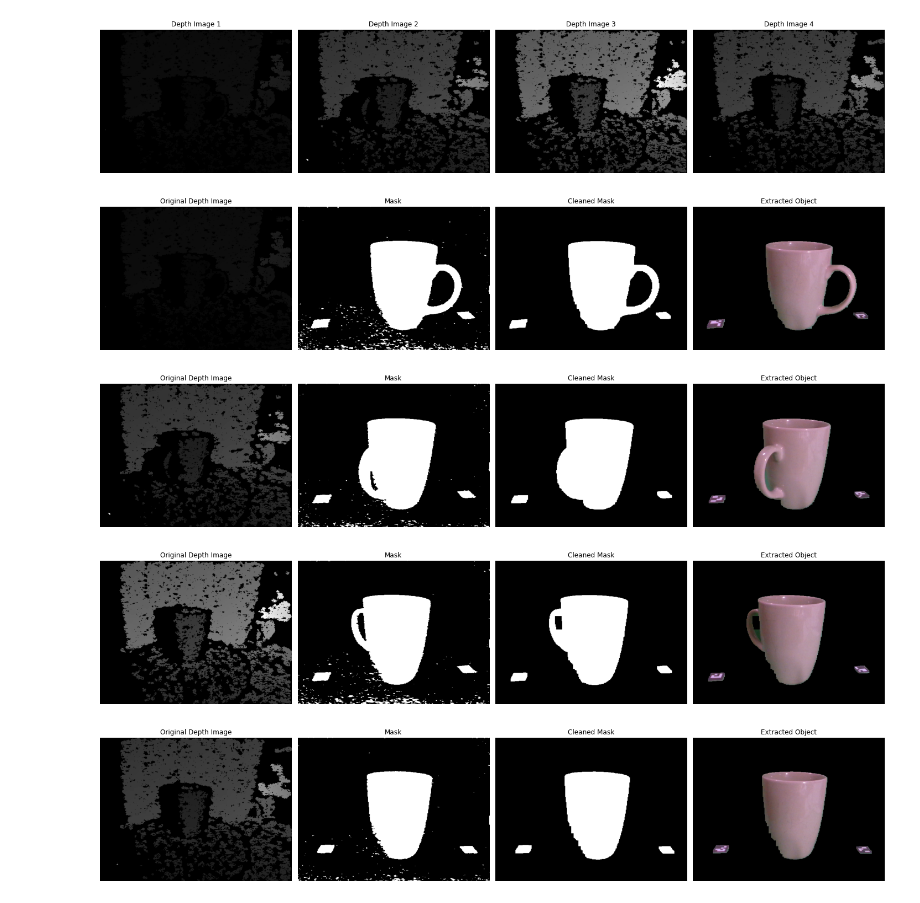
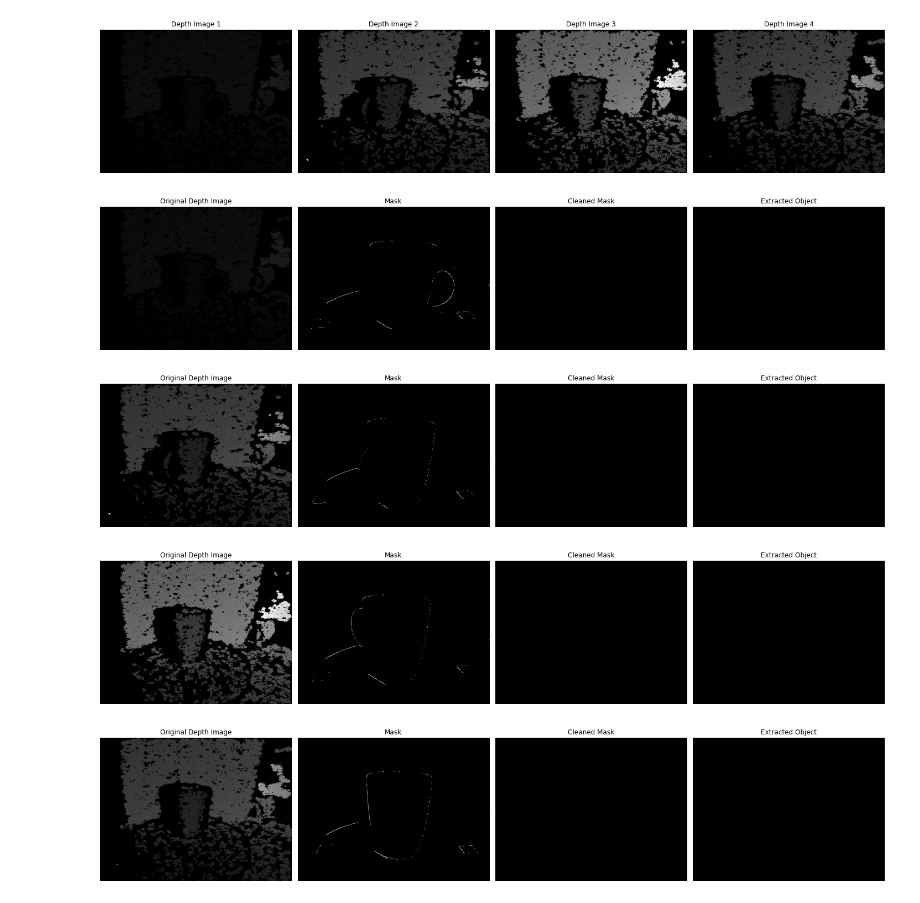
Before and after one commit to Pikastunner/SyntheticDataGen, a Jupyter notebook: src/image_segment_notebook.ipynb, the cells around one changed output. Cells and saved outputs as stored; diff of their text form; code cells hidden in the pictures.

```diff
--- a/src/image_segment_notebook.ipynb
+++ b/src/image_segment_notebook.ipynb
@@ -116,35 +116,38 @@ def remove_mask_boundary_objects(mask):
     return output_mask
 
 # Function to create a mask by thresholding the green background and utilizing histogram
 def create_mask_from_rgb(rgb_image):
     hsv = cv2.cvtColor(rgb_image, cv2.COLOR_RGB2HSV)
 
     # Define the green color range
     lower_green = np.array([35, 20, 30])
     upper_green = np.array([86, 255, 255])
 
     # Create the mask
     mask = cv2.inRange(hsv, lower_green, upper_green)
 
+    edges = cv2.Canny(rgb_image, 100, 200)  # Adjust thresholds as needed
+    mask = cv2.bitwise_and(mask, mask, mask=edges)
+
     # Invert mask if necessary
-    mask = cv2.bitwise_not(mask)
+    # final_mask = cv2.bitwise_not(mask)
 
     return mask
 
 # Load images (assuming they are already loaded in rgb_images and depth_images lists)
 for i in range(len(rgb_images)):
     mask = create_mask_from_rgb(rgb_images[i])
 
     mask_cleaned = remove_mask_boundary_objects(reduce_noise(mask, kernel_size=(9, 9))) # TODO add option for denoiser strength
 
     # depth_cleaned = inpaint_depth_image(depth_images[i])
 
     object_extracted = apply_mask(rgb_images[i], mask_cleaned)
 
     display_images([depth_images[i], mask, mask_cleaned, object_extracted],
                    ["Original Depth Image", "Mask", "Cleaned Mask", "Extracted Object"], cmap='gray')
 # %% [output]
-[figure, old version]
+[figure, new version]
-[figure, old version]
+[figure, new version]
-[figure, old version]
+[figure, new version]
-[figure, old version]
+[figure, new version]
```
Also changed, not shown: 1 other file.
